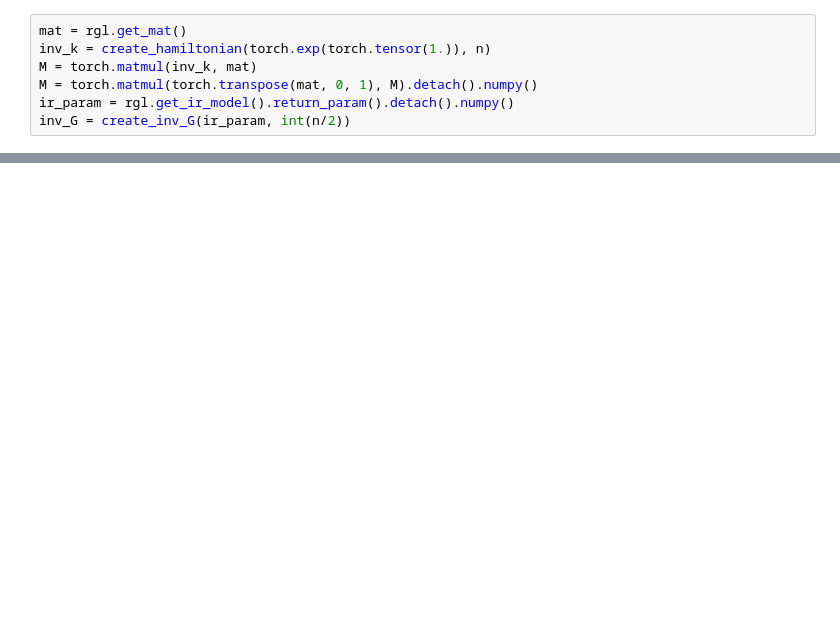
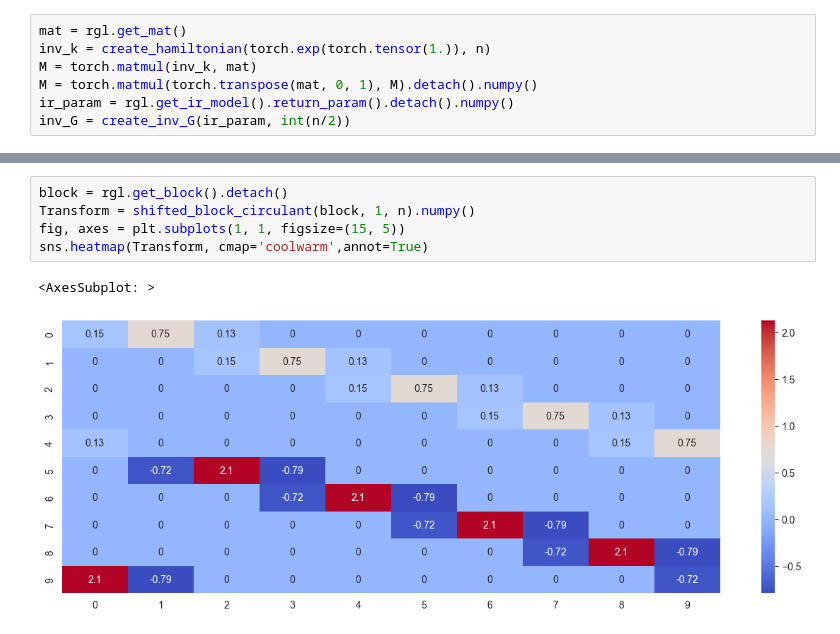
Before and after one commit to EverettYou/RG-flow, a Jupyter notebook: linear_cnn_multikernel.ipynb, the cells around one changed output, grey strips where cells are left out. Cells and saved outputs as stored; diff of their text form; blank space fills up the shorter version.

```diff
--- a/linear_cnn_multikernel.ipynb
+++ b/linear_cnn_multikernel.ipynb
@@ -203,0 +209,8 @@ Text(0.5, 1.0, '$G^{-1}$')
+# %%
+block = rgl.get_block().detach()
+Transform = shifted_block_circulant(block, 1, n).numpy()
+fig, axes = plt.subplots(1, 1, figsize=(15, 5))
+sns.heatmap(Transform, cmap='coolwarm',annot=True)
+# %% [output]
+<AxesSubplot: >
+[figure, added]
```
Also changed, not shown: parts of 5 cells of this notebook, 1 other file.
